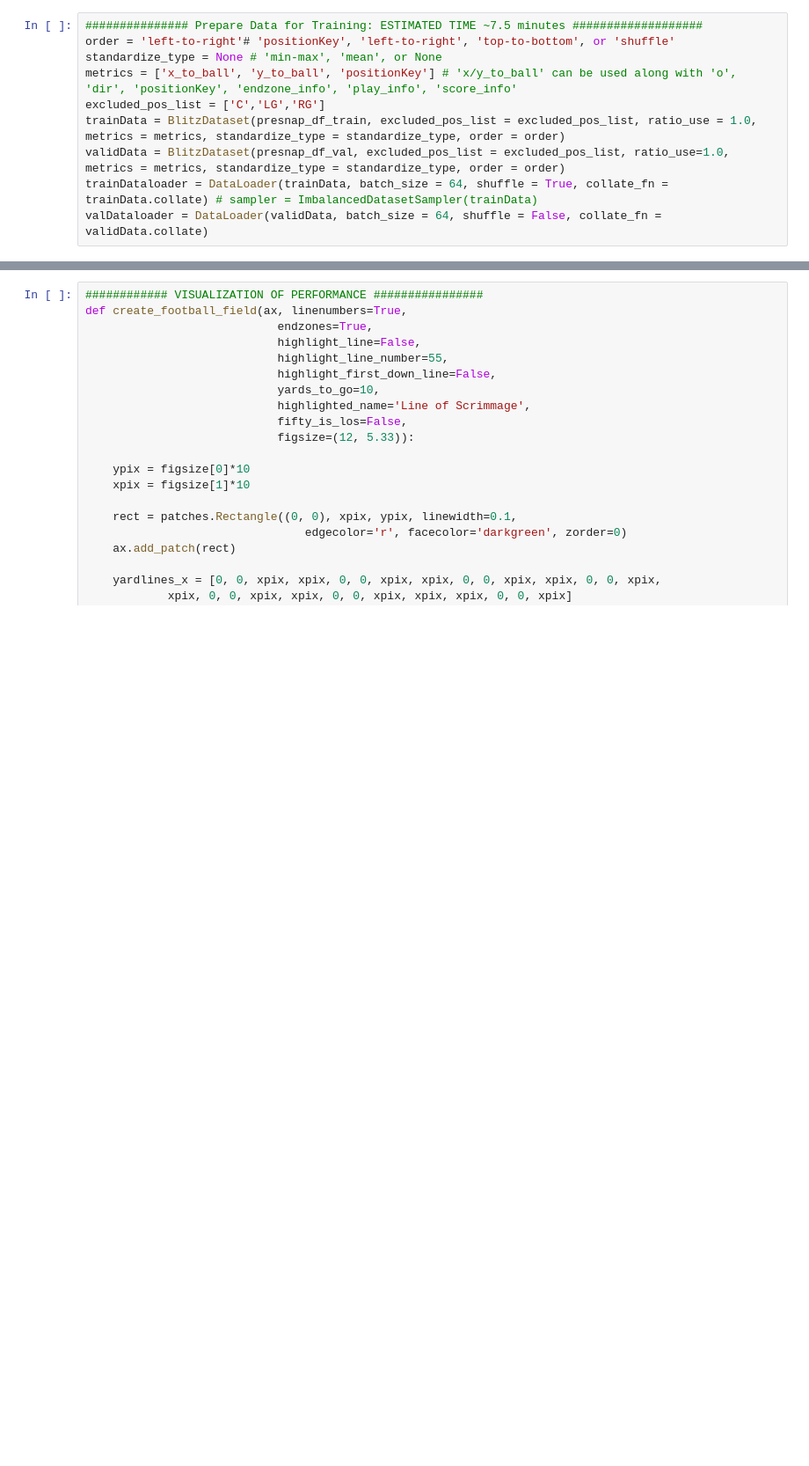
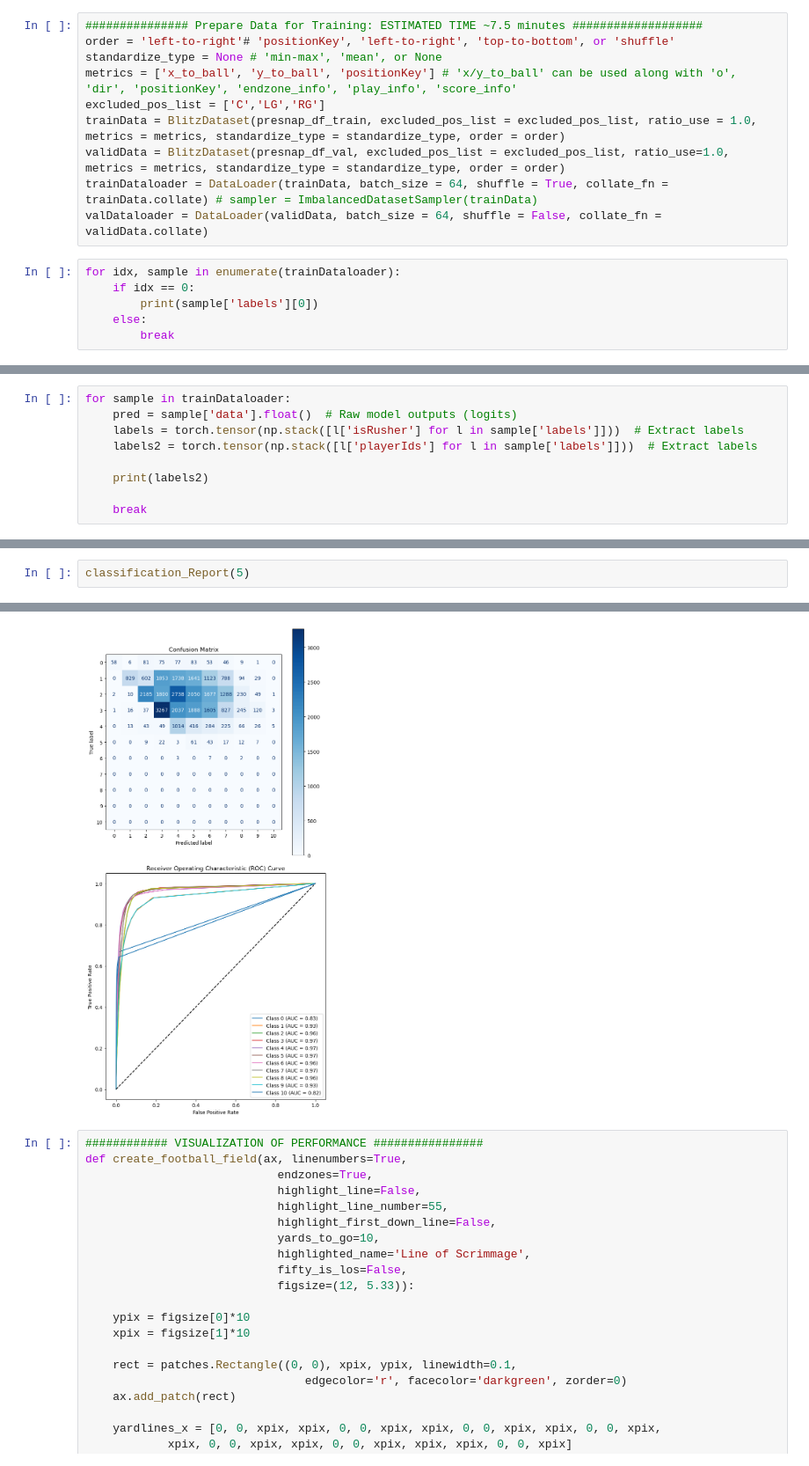
Before and after one commit to ahammond22/596nfl, a Jupyter notebook: Code/PassRushPredictor.ipynb, the cells around one changed output, grey strips where cells are left out. Shown at 88% size. Drawn from its saved outputs; the diff is of its cells as text; blank space fills up the shorter version.

Commit message:
Added functions to visualize Data
Specifically changed train_epoch and added classification_Report(int)

```diff
--- a/Code/PassRushPredictor.ipynb
+++ b/Code/PassRushPredictor.ipynb
@@ -485,3 +494,9 @@ trainData = BlitzDataset(presnap_df_train, excluded_pos_list = excluded_pos_list
 validData = BlitzDataset(presnap_df_val, excluded_pos_list = excluded_pos_list, ratio_use=1.0, metrics = metrics, standardize_type = standardize_type, order = order)
 trainDataloader = DataLoader(trainData, batch_size = 64, shuffle = True, collate_fn = trainData.collate) # sampler = ImbalancedDatasetSampler(trainData)
 valDataloader = DataLoader(validData, batch_size = 64, shuffle = False, collate_fn = validData.collate)
+# %%
+for idx, sample in enumerate(trainDataloader):
+    if idx == 0:
+        print(sample['labels'][0])
+    else:
+        break
@@ -488,3 +508,12 @@ valDataloader = DataLoader(validData, batch_size = 64, shuffle = False, collate_
+# %%
+for sample in trainDataloader:
+    pred = sample['data'].float()  # Raw model outputs (logits)
+    labels = torch.tensor(np.stack([l['isRusher'] for l in sample['labels']]))  # Extract labels
+    labels2 = torch.tensor(np.stack([l['playerIds'] for l in sample['labels']]))  # Extract labels
+
+    print(labels2)
+
+    break
 # %%
 class Trainer:
     def __init__(self, train_dataloader, val_dataloader, lr = 1e-3, gamma = 1.0, weight_decay = 5e-5, num_epochs = 300, SAVE_WEIGHTS = False):
@@ -598,0 +777,3 @@ trainer.run_once()
+# %%
+classification_Report(5)
+# %% [output]
@@ -599,3 +797,4 @@ trainer.run_once()
+[figure, added]
 # %%
 ############ VISUALIZATION OF PERFORMANCE ################
 def create_football_field(ax, linenumbers=True,
```
Also changed, not shown: parts of 11 cells of this notebook.
